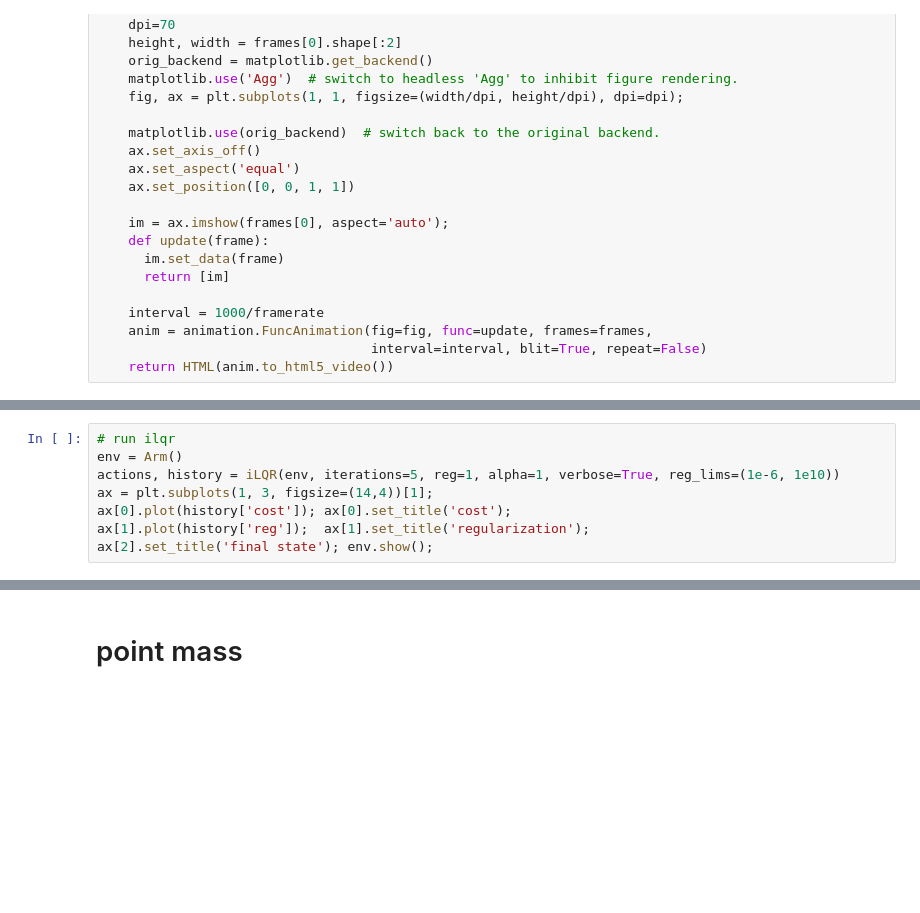
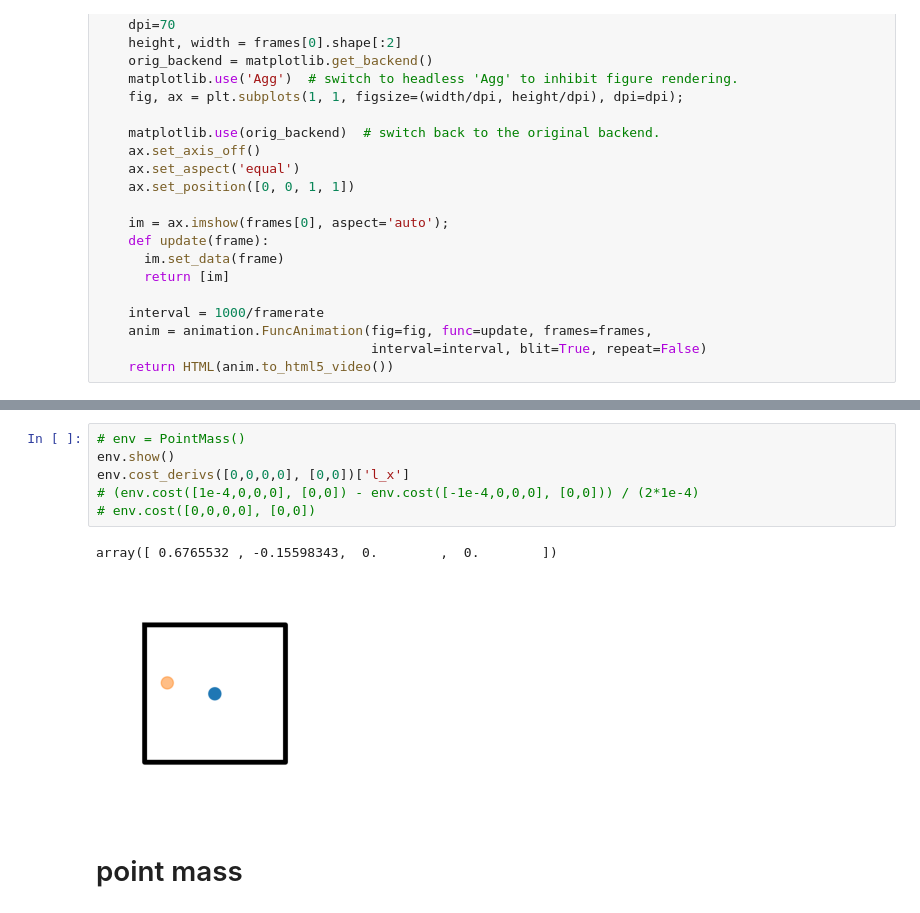
Before and after one commit to richard-warren/rl_sandbox, a Jupyter notebook: ilqr_demo.ipynb, the cells around one changed output, grey strips where cells are left out. Cells and saved outputs as stored; diff of their text form; blank space fills up the shorter version.

```diff
--- a/ilqr_demo.ipynb
+++ b/ilqr_demo.ipynb
@@ -149,8 +146,0 @@ def iLQR(env, iterations=100,
-# %%
-# run ilqr
-env = Arm()
-actions, history = iLQR(env, iterations=5, reg=1, alpha=1, verbose=True, reg_lims=(1e-6, 1e10))
-ax = plt.subplots(1, 3, figsize=(14,4))[1];
-ax[0].plot(history['cost']); ax[0].set_title('cost');
-ax[1].plot(history['reg']);  ax[1].set_title('regularization');
-ax[2].set_title('final state'); env.show();
@@ -176,3 +147,12 @@ display_video(imgs, framerate=(1/env.dt))
+# %%
+# env = PointMass()
+env.show()
+env.cost_derivs([0,0,0,0], [0,0])['l_x']
+# (env.cost([1e-4,0,0,0], [0,0]) - env.cost([-1e-4,0,0,0], [0,0])) / (2*1e-4)
+# env.cost([0,0,0,0], [0,0])
+# %% [output]
+array([ 0.6765532 , -0.15598343,  0.        ,  0.        ])
+[figure, added]
 # %% [markdown]
 # point mass
 # %%
```
Also changed, not shown: parts of 8 cells of this notebook, 1 other file.
